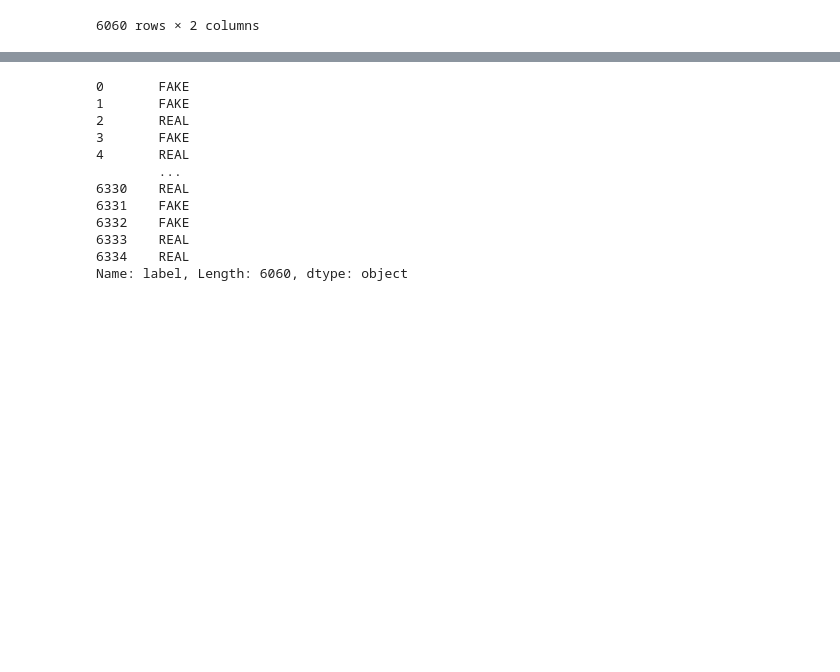
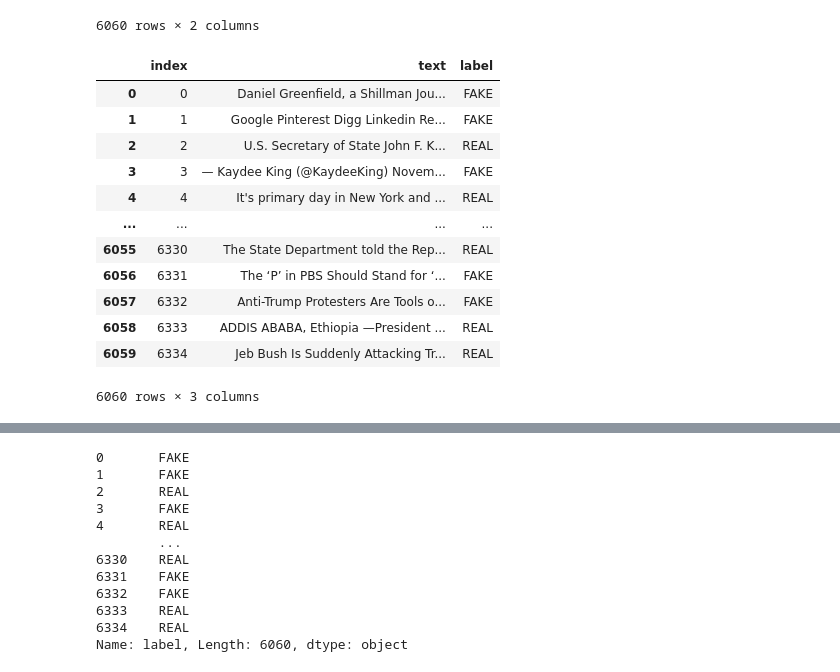
Before and after one commit to tuhinCr7/Fake_News_Detection, a Jupyter notebook: Fake_News_Detection.ipynb, the cells around one changed output, grey strips where cells are left out. Cells and saved outputs as stored; diff of their text form; code cells hidden in the pictures; blank space fills up the shorter version.

```diff
--- a/Fake_News_Detection.ipynb
+++ b/Fake_News_Detection.ipynb
@@ -82,6 +82,20 @@ df
 | 6334 | Jeb Bush Is Suddenly Attacking Tr... | REAL |
 6060 rows × 2 columns
 # %%
-# df=df.reset_index()
-# df
+df=df.reset_index()
+df
+# %% [output]
+|  | index | text | label |
+| 0 | 0 | Daniel Greenfield, a Shillman Jou... | FAKE |
+| 1 | 1 | Google Pinterest Digg Linkedin Re... | FAKE |
+| 2 | 2 | U.S. Secretary of State John F. K... | REAL |
+| 3 | 3 | — Kaydee King (@KaydeeKing) Novem... | FAKE |
+| 4 | 4 | It's primary day in New York and ... | REAL |
+| ... | ... | ... | ... |
+| 6055 | 6330 | The State Department told the Rep... | REAL |
+| 6056 | 6331 | The ‘P’ in PBS Should Stand for ‘... | FAKE |
+| 6057 | 6332 | Anti-Trump Protesters Are Tools o... | FAKE |
+| 6058 | 6333 | ADDIS ABABA, Ethiopia —President ... | REAL |
+| 6059 | 6334 | Jeb Bush Is Suddenly Attacking Tr... | REAL |
+6060 rows × 3 columns
 # %%
```
Also changed, not shown: parts of 3 cells of this notebook.
